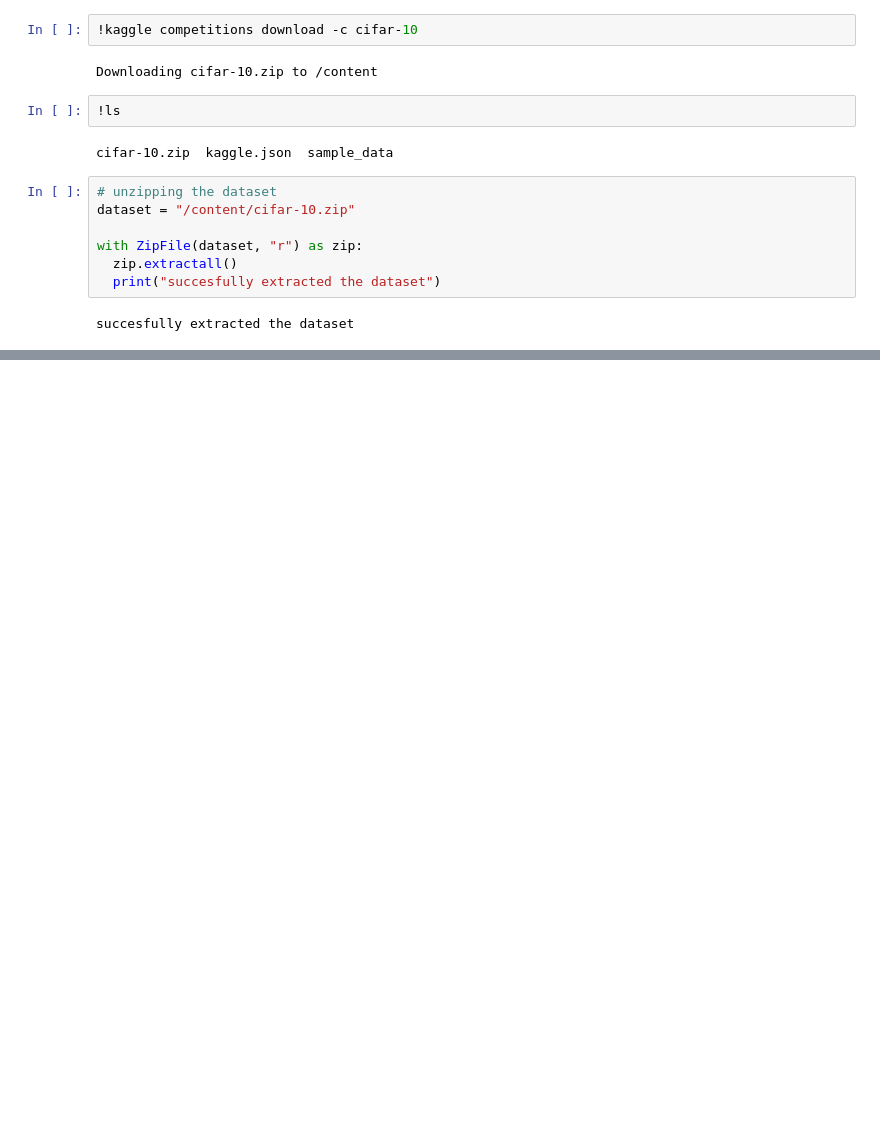
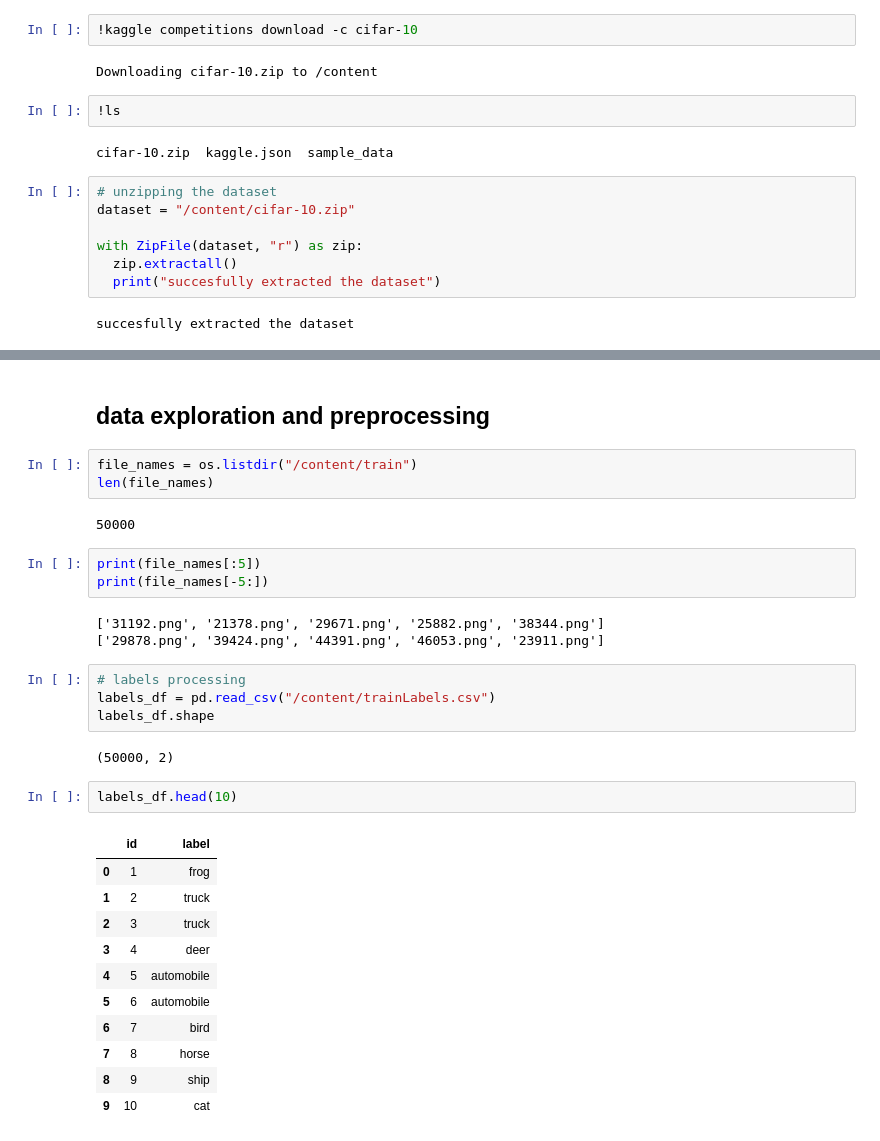
Before and after one commit to kamijoseph/Deep-Learning, a Jupyter notebook: Cifar_10_Recognition.ipynb, the cells around one changed output, grey strips where cells are left out. Saved outputs shown, nothing was run; the diff lists cells and outputs as text; blank space fills up the shorter version.

Commit message:
preprocessing step

```diff
--- a/Cifar_10_Recognition.ipynb
+++ b/Cifar_10_Recognition.ipynb
@@ -30,0 +52,33 @@ succesfully extracted the dataset
+# %% [markdown]
+## data exploration and preprocessing
+# %%
+file_names = os.listdir("/content/train")
+len(file_names)
+# %% [output]
+50000
+# %%
+print(file_names[:5])
+print(file_names[-5:])
+# %% [output]
+['31192.png', '21378.png', '29671.png', '25882.png', '38344.png']
+['29878.png', '39424.png', '44391.png', '46053.png', '23911.png']
+# %%
+# labels processing
+labels_df = pd.read_csv("/content/trainLabels.csv")
+labels_df.shape
+# %% [output]
+(50000, 2)
+# %%
+labels_df.head(10)
+# %% [output]
+|  | id | label |
+| 0 | 1 | frog |
+| 1 | 2 | truck |
+| 2 | 3 | truck |
+| 3 | 4 | deer |
+| 4 | 5 | automobile |
+| 5 | 6 | automobile |
+| 6 | 7 | bird |
+| 7 | 8 | horse |
+| 8 | 9 | ship |
+| 9 | 10 | cat |
```
Also changed, not shown: parts of 16 cells of this notebook.
